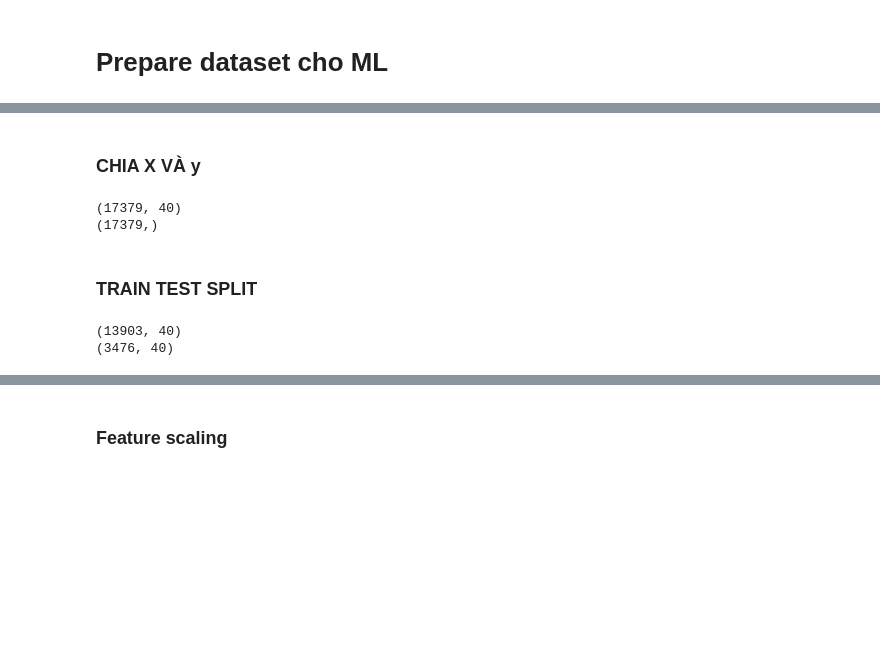
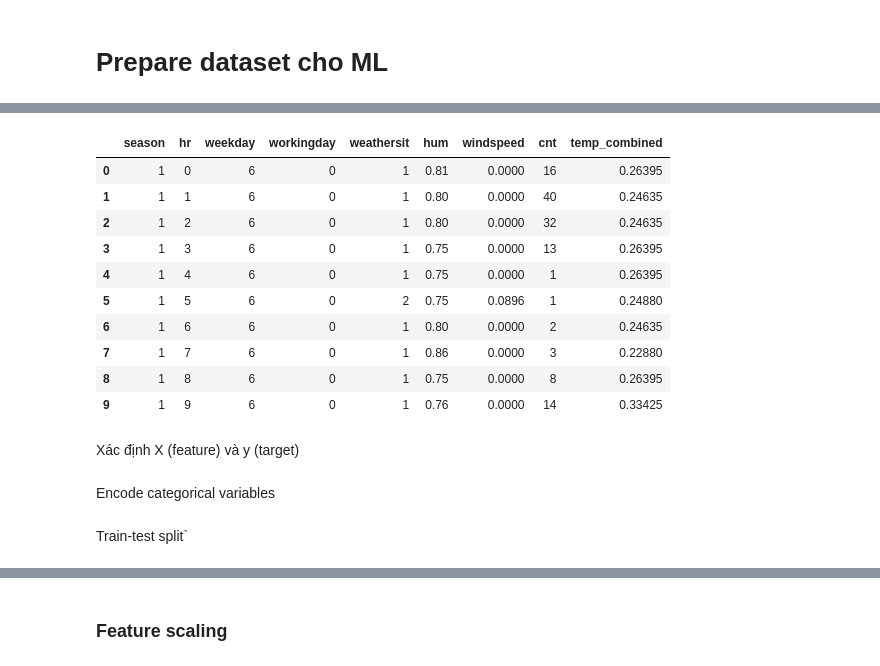
Before and after one commit to thuannd2k5/Machine_Learning, a Jupyter notebook: notebooks/eda.ipynb, the cells around one changed output, grey strips where cells are left out. Drawn from its saved outputs; the diff is of its cells as text; code cells hidden in the pictures; blank space fills up the shorter version.

```diff
--- a/notebooks/eda.ipynb
+++ b/notebooks/eda.ipynb
@@ -790,12 +767,0 @@ df_encoded.shape
-# %% [markdown]
-### CHIA X VÀ y
-# %%
-X = df_encoded.drop("cnt", axis=1)
-y = df_encoded["cnt"]
-print(X.shape)
-print(y.shape)
-# %% [output]
-(17379, 40)
-(17379,)
-# %% [markdown]
-### TRAIN TEST SPLIT
@@ -811,6 +768,17 @@ X_train, X_test, y_train, y_test = train_test_split(
-# %%
-print(X_train.shape)
-print(X_test.shape)
-# %% [output]
-(13903, 40)
-(3476, 40)
+# %%
+df2 = df1.copy()
+df2.head(10)
+# %% [output]
+|  | season | hr | weekday | workingday | weathersit | hum | windspeed | cnt | temp_combined |
+| 0 | 1 | 0 | 6 | 0 | 1 | 0.81 | 0.0000 | 16 | 0.26395 |
+| 1 | 1 | 1 | 6 | 0 | 1 | 0.80 | 0.0000 | 40 | 0.24635 |
+| 2 | 1 | 2 | 6 | 0 | 1 | 0.80 | 0.0000 | 32 | 0.24635 |
+| 3 | 1 | 3 | 6 | 0 | 1 | 0.75 | 0.0000 | 13 | 0.26395 |
+| 4 | 1 | 4 | 6 | 0 | 1 | 0.75 | 0.0000 | 1 | 0.26395 |
+| 5 | 1 | 5 | 6 | 0 | 2 | 0.75 | 0.0896 | 1 | 0.24880 |
+| 6 | 1 | 6 | 6 | 0 | 1 | 0.80 | 0.0000 | 2 | 0.24635 |
+| 7 | 1 | 7 | 6 | 0 | 1 | 0.86 | 0.0000 | 3 | 0.22880 |
+| 8 | 1 | 8 | 6 | 0 | 1 | 0.75 | 0.0000 | 8 | 0.26395 |
+| 9 | 1 | 9 | 6 | 0 | 1 | 0.76 | 0.0000 | 14 | 0.33425 |
+# %% [markdown]
+Xác định X (feature) và y (target)
@@ -816,0 +789,2 @@ print(X_test.shape)
+# %% [markdown]
+Encode categorical variables
@@ -816,0 +794,2 @@ print(X_test.shape)
+# %% [markdown]
+Train-test split`
```
Also changed, not shown: parts of 46 cells of this notebook.
